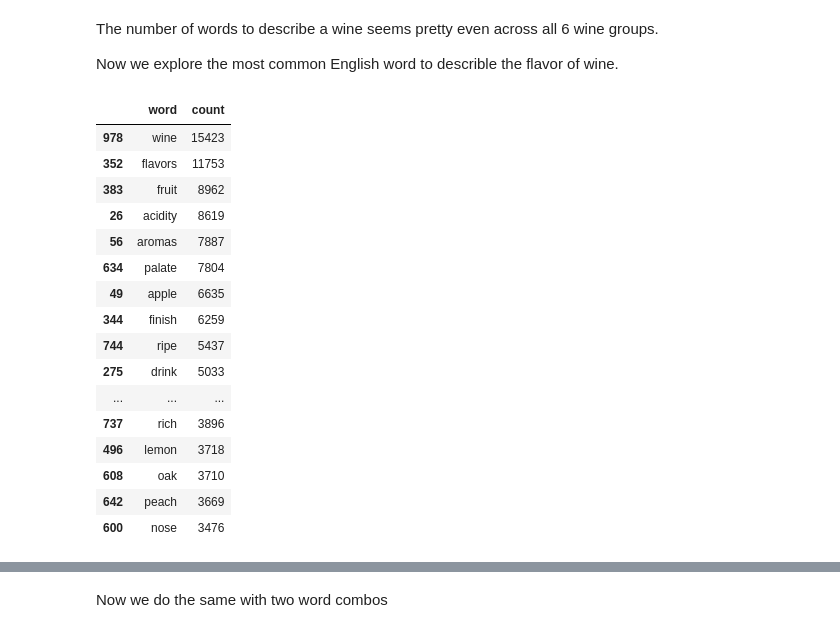
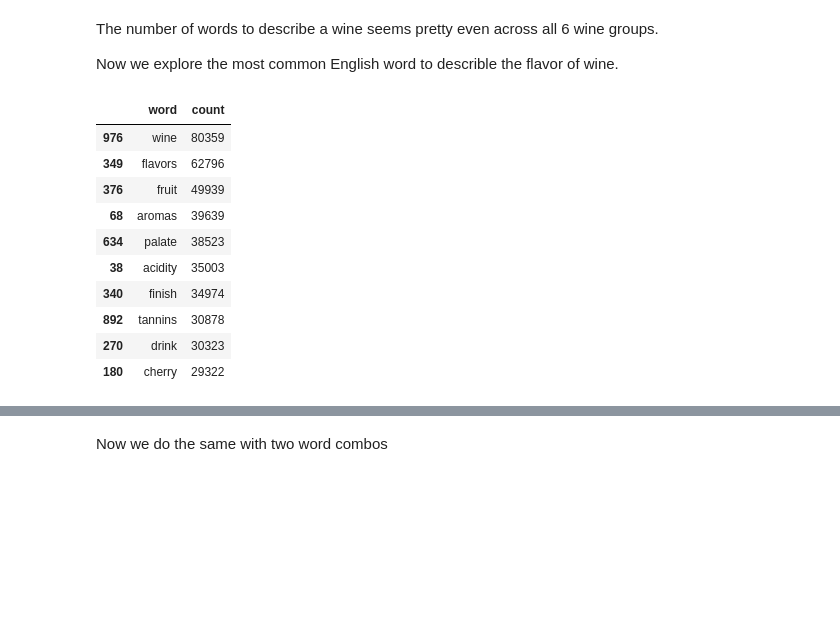
Before and after one commit to OwenLoughery/Project3-Wine_Reviews, a Jupyter notebook: 4401_Project_3_EDA_Stanley.ipynb, the cells around one changed output, grey strips where cells are left out. Drawn from its saved outputs; the diff is of its cells as text; code cells hidden in the pictures; blank space fills up the shorter version.

```diff
--- a/4401_Project_3_EDA_Stanley.ipynb
+++ b/4401_Project_3_EDA_Stanley.ipynb
@@ -328,5 +328,5 @@ import pandas as pd
 import matplotlib.pyplot as plt
 from sklearn.feature_extraction.text import CountVectorizer, TfidfVectorizer
 # %%
-df = pd.read_csv('winemag-data-130k-v2.csv')
+df_old = pd.read_csv('winemag-data-130k-v2.csv')
 # %%
@@ -547,17 +537,17 @@ display(wine_summary)
 # %%
-df_filtered["word_count"] = (
-    df_filtered["description"].str.split().str.len()
+df_old["word_count"] = (
+    df_old["description"].str.split().str.len()
 )
 
 plt.figure(figsize=(10, 5))
 
-plt.hist(df_filtered["word_count"], bins=40, edgecolor="black")
+plt.hist(df_old["word_count"], bins=40, edgecolor="black")
 
 plt.xlabel("Words per Description")
 plt.ylabel("Number of Descriptions")
-plt.title("Distribution of Wine Description Lengths")
+plt.xlim(10, 80)
 
 plt.show()
 
-print(df_filtered["word_count"].describe())
+print(df_old["word_count"].describe())
 # %% [output]
@@ -596,42 +579,36 @@ Now we explore the most common English word to describle the flavor of wine.
 # %%
 vectorizer = CountVectorizer(
     stop_words="english",
     max_features=1000,
     min_df=3
 )
 
 X_counts = vectorizer.fit_transform(
-    df_filtered["description"]
+    df_old["description"]
 )
 
 words = vectorizer.get_feature_names_out()
 
 frequencies = np.asarray(
     X_counts.sum(axis=0)
 ).ravel()
 
 word_freq = pd.DataFrame({
     "word": words,
     "count": frequencies
 }).sort_values("count", ascending=False)
 
-display(word_freq.head(20))
+display(word_freq.head(10))
 # %% [output]
 |  | word | count |
-| 978 | wine | 15423 |
-| 352 | flavors | 11753 |
-| 383 | fruit | 8962 |
-| 26 | acidity | 8619 |
-| 56 | aromas | 7887 |
-| 634 | palate | 7804 |
-| 49 | apple | 6635 |
-| 344 | finish | 6259 |
-| 744 | ripe | 5437 |
-| 275 | drink | 5033 |
-| ... | ... | ... |
-| 737 | rich | 3896 |
-| 496 | lemon | 3718 |
-| 608 | oak | 3710 |
-| 642 | peach | 3669 |
-| 600 | nose | 3476 |
+| 976 | wine | 80359 |
+| 349 | flavors | 62796 |
+| 376 | fruit | 49939 |
+| 68 | aromas | 39639 |
+| 634 | palate | 38523 |
+| 38 | acidity | 35003 |
+| 340 | finish | 34974 |
+| 892 | tannins | 30878 |
+| 270 | drink | 30323 |
+| 180 | cherry | 29322 |
 # %%
```
Also changed, not shown: parts of 31 cells of this notebook.
